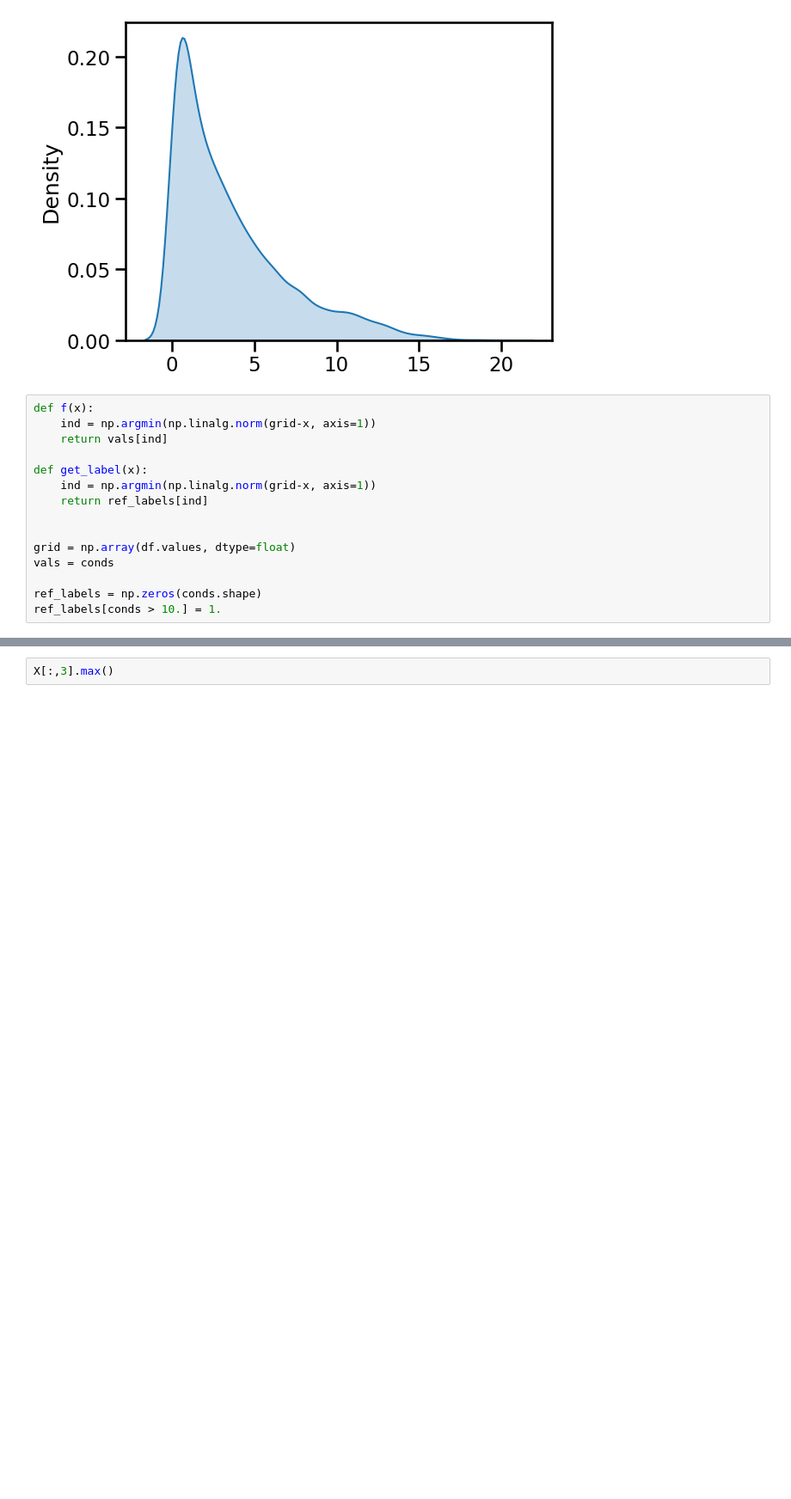
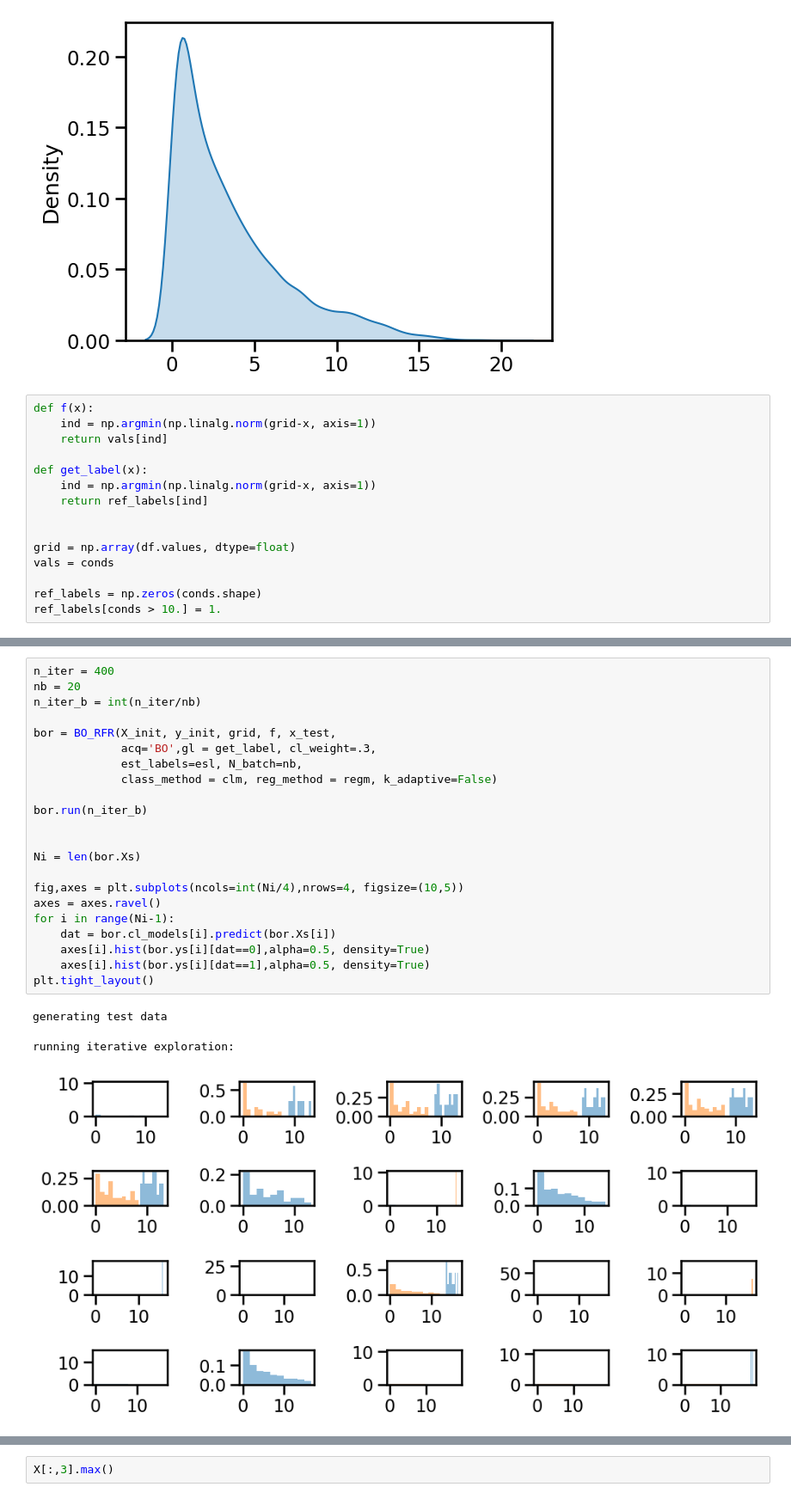
Before and after one commit to ffelsen/rfr_bo, a Jupyter notebook: calisol.ipynb, the cells around one changed output, grey strips where cells are left out. Shown: that part at 86% size. Saved outputs shown, nothing was run; the diff lists cells and outputs as text; blank space fills up the shorter version.

```diff
--- a/calisol.ipynb
+++ b/calisol.ipynb
@@ -169,3 +242,29 @@ f1_score(blabs, lda.predict(X))
+# %%
+n_iter = 400
+nb = 20
+n_iter_b = int(n_iter/nb)
+
+bor = BO_RFR(X_init, y_init, grid, f, x_test,
+             acq='BO',gl = get_label, cl_weight=.3,
+             est_labels=esl, N_batch=nb,
+             class_method = clm, reg_method = regm, k_adaptive=False)
+
+bor.run(n_iter_b)
+
+
+Ni = len(bor.Xs)
+
+fig,axes = plt.subplots(ncols=int(Ni/4),nrows=4, figsize=(10,5))
+axes = axes.ravel()
+for i in range(Ni-1):
+    dat = bor.cl_models[i].predict(bor.Xs[i])
+    axes[i].hist(bor.ys[i][dat==0],alpha=0.5, density=True)
+    axes[i].hist(bor.ys[i][dat==1],alpha=0.5, density=True)
+plt.tight_layout()
+# %% [output]
+generating test data
+running iterative exploration:
+[figure, added]
 # %%
 rats1 = grid[blabs==0][:,-2]
 rats1 = rats1[np.isfinite(rats1)]
```
Also changed, not shown: parts of 8 cells of this notebook, 8 other files.
